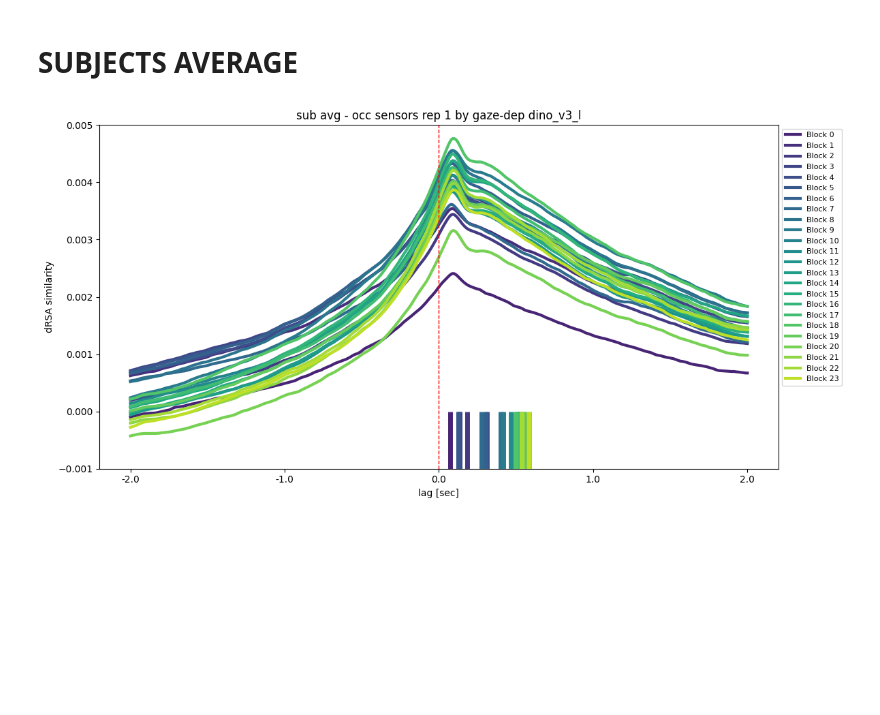
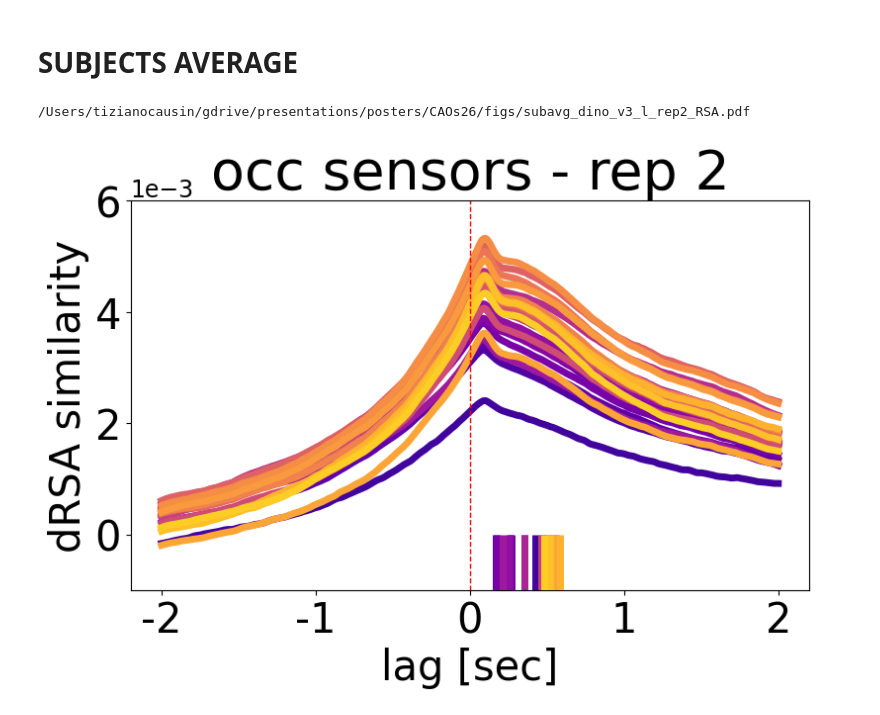
Before and after one commit to TizianoCausin01/project1917-26, a Jupyter notebook: python_scripts/scripts/figs_CAOs_poster.ipynb, the cells around one changed output. Cells and saved outputs as stored; diff of their text form; code cells hidden in the pictures; blank space fills up the shorter version.

```diff
--- a/python_scripts/scripts/figs_CAOs_poster.ipynb
+++ b/python_scripts/scripts/figs_CAOs_poster.ipynb
@@ -35,7 +35,7 @@ class Cfg:
     pooling = "all"
     PCs_to_regress_out = 50
     iterations_n = 1000
-    repetition = 0
+    repetition = 1
     signal_metric = "cosine_cnt"
     model_metric = "cosine_cnt"
     regress_out_gaze = 'PCR' # or None or pointwise
@@ -46,8 +46,15 @@ class Cfg:
     min_peak_percent = .2
     negative_lim = .8
     min_fit_cutoff = .002
+    figs_folder = "/Users/tizianocausin/gdrive/presentations/posters/CAOs26/figs"
+    title_fontsize=40
+    labels_fontsize = 30
+    ticks_fontsize = 15
+    legend_fontsize=40
 cfg = Cfg()
 layers = get_relevant_output_layers(cfg.model_name, pkg=cfg.pkg)
+if cfg.model_name == "alexnet":
+    layers = layers[1:]
 mod_fs = config["movie_fs"]
 model_len = [round(i*cfg.neu_fs/config["movie_fs"]) for i in config["model_len"]]
 # %% [markdown]
@@ -62,14 +69,15 @@ from useful_stuff.image_processing.computational_models import get_relevant_outp
 
 lagplots = []
 # --- choose colormap ---
-cmap = truncate_colormap(plt.cm.viridis)  # or "plasma", "coolwarm", etc.
+
+cmap = truncate_colormap(plt.cm.plasma)
 colors = cmap(np.linspace(0, 1, len(layers)))
 peaks = []
 centroids = []
 ticks = np.arange(-cfg.max_lag, cfg.max_lag + 1, cfg.tick_step)
-ticks_labels = np.round(ticks / cfg.neu_fs, 2)
+ticks_labels = np.round(np.round(ticks / cfg.neu_fs, 2)).astype(int)
 ticks += cfg.max_lag
-plt.figure(figsize=(12, 6))
+plt.figure(figsize=(8, 6))
 all_peaks = []
 all_centroids = []
 avg_centroids = []
@@ -105,50 +113,47 @@ for idx, l in enumerate(layers):
 
         centroid_lag = get_centroid(avg_lagplot, cfg.max_lag, cfg.neu_fs)
         if np.max(lagplot)>cfg.min_fit_cutoff:
             if np.sum(lagplot < 0) < cfg.negative_lim*len(lagplot):
                 centroid_lag = get_centroid(lagplot, cfg.max_lag, cfg.neu_fs, min_peak_percent=cfg.min_peak_percent)
             else:
                 centroid_lag = np.nan
         else:
             centroid_lag = np.nan
         if not np.isnan(centroid_lag):
             peak_val = avg_lagplot[peak_idx]
             peak_lag = (peak_idx - cfg.max_lag) / cfg.neu_fs  # convert to seconds
             peaks.append(peak_lag)
             centroids.append(centroid_lag)
 
-        plt.plot(avg_lagplot, linewidth=3, label=f"Block {idx}", color=colors[idx])
+        plt.plot(avg_lagplot, linewidth=5, label=f"Block {idx}", color=colors[idx])
         avg_centroids.append(get_centroid(avg_lagplot, cfg.max_lag, cfg.neu_fs, min_peak_percent=cfg.min_peak_percent))
         if not np.isnan(centroid_lag):
             centroid_idx = centroid_lag * cfg.neu_fs + cfg.max_lag
             centroid_y = np.interp(centroid_idx, np.arange(len(avg_lagplot)), avg_lagplot)
-            # plt.scatter(
-            # centroid_idx,
-            # centroid_y,
-            # marker="x",
-            # s=80,
-            # linewidths=2,
-            # color=colors[idx],
-            # zorder=5,
-            # )
             plt.vlines(
                 centroid_idx,
                 -.001,
                 -.001 + 0.001,
                 color=colors[idx],
                 linewidth=5,  # increased line width
                 zorder=15,
             )
-        plt.ylim([-.001,.005])
-plt.ylabel("dRSA similarity")
-plt.xlabel("lag [sec]")
-plt.xticks(ticks, ticks_labels)
+        plt.ylim([-.001,.006])
+plt.ylabel("dRSA similarity", fontsize=cfg.labels_fontsize)
+plt.xlabel("lag [sec]", fontsize=cfg.labels_fontsize)
+plt.xticks(ticks, ticks_labels, fontsize=cfg.ticks_fontsize)
 plt.axvline(cfg.max_lag, color="r", linestyle="--", linewidth=1)
-
-
-plt.title(f"sub avg - {cfg.sensors_group} sensors rep {cfg.repetition+1} by gaze-dep {cfg.model_name}")#{cfg.sensors_group} sensors - regr out")
-plt.legend(fontsize=8, loc='upper left', bbox_to_anchor=(1, 1))
+plt.ticklabel_format(axis='y', style='sci', scilimits=(-0, -0))
+plt.gca().yaxis.get_offset_text().set_fontsize(17)
+plt.tick_params(labelsize=cfg.labels_fontsize)
+plt.title(f"{cfg.sensors_group} sensors - rep {cfg.repetition+1}", fontsize=cfg.title_fontsize)
+# plt.legend(fontsize=8, loc='upper left', bbox_to_anchor=(1, 1))
 plt.tight_layout()
+fname = f"subavg_{cfg.model_name}_rep{cfg.repetition+1}_{cfg.analysis_type}.pdf"
+outpath = os.path.join(cfg.figs_folder, fname)
+plt.gcf().savefig(outpath, format="pdf", bbox_inches="tight")
+print(outpath)
 # %% [output]
+/Users/tizianocausin/gdrive/presentations/posters/CAOs26/figs/subavg_dino_v3_l_rep2_RSA.pdf
-[figure, old version]
+[figure, new version]
 # %%
```
Also changed, not shown: parts of 16 cells of this notebook.
